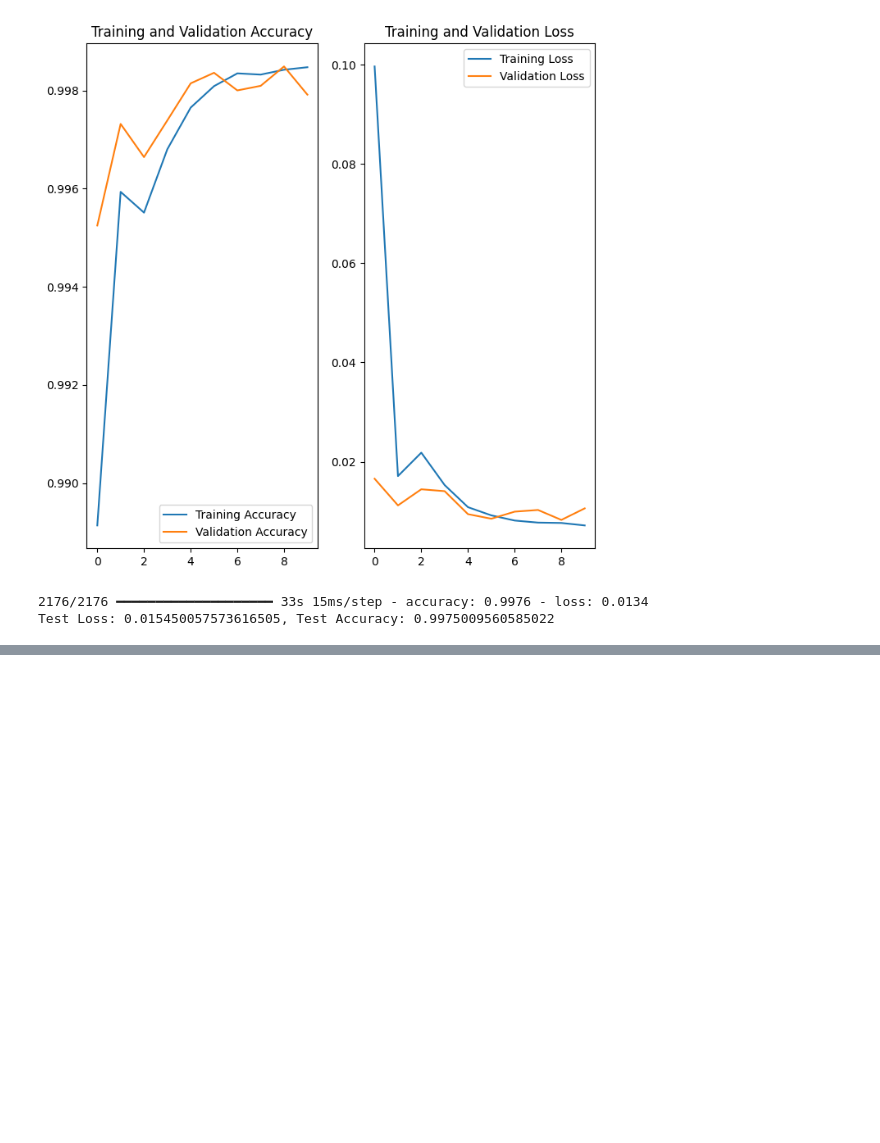
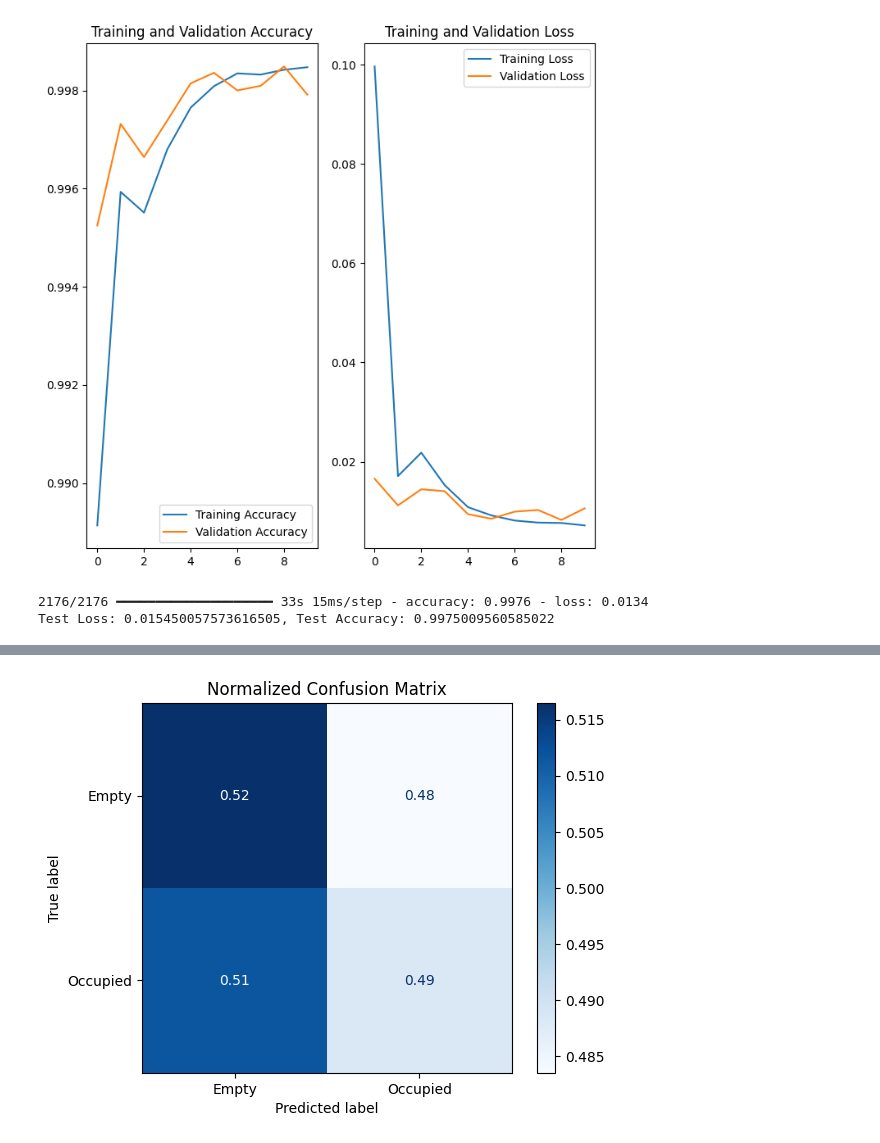
Before and after one commit to FedericaBellini22/CVProject-2024, a Jupyter notebook: parking_occupancy_detection.ipynb, the cells around one changed output, grey strips where cells are left out. Drawn from its saved outputs; the diff is of its cells as text; code cells hidden in the pictures; blank space fills up the shorter version.

```diff
--- a/parking_occupancy_detection.ipynb
+++ b/parking_occupancy_detection.ipynb
@@ -237,0 +267,7 @@ Test Loss: 0.015450057573616505, Test Accuracy: 0.9975009560585022
+# %%
+cm = confusion_matrix(true_labels, test_predictions, normalize='true')
+ConfusionMatrixDisplay(cm, display_labels=['Empty', 'Occupied']).plot(cmap=plt.cm.Blues)
+plt.title('Normalized Confusion Matrix')
+plt.show()
+# %% [output]
+[figure, added]
```
Also changed, not shown: parts of 4 cells of this notebook.
